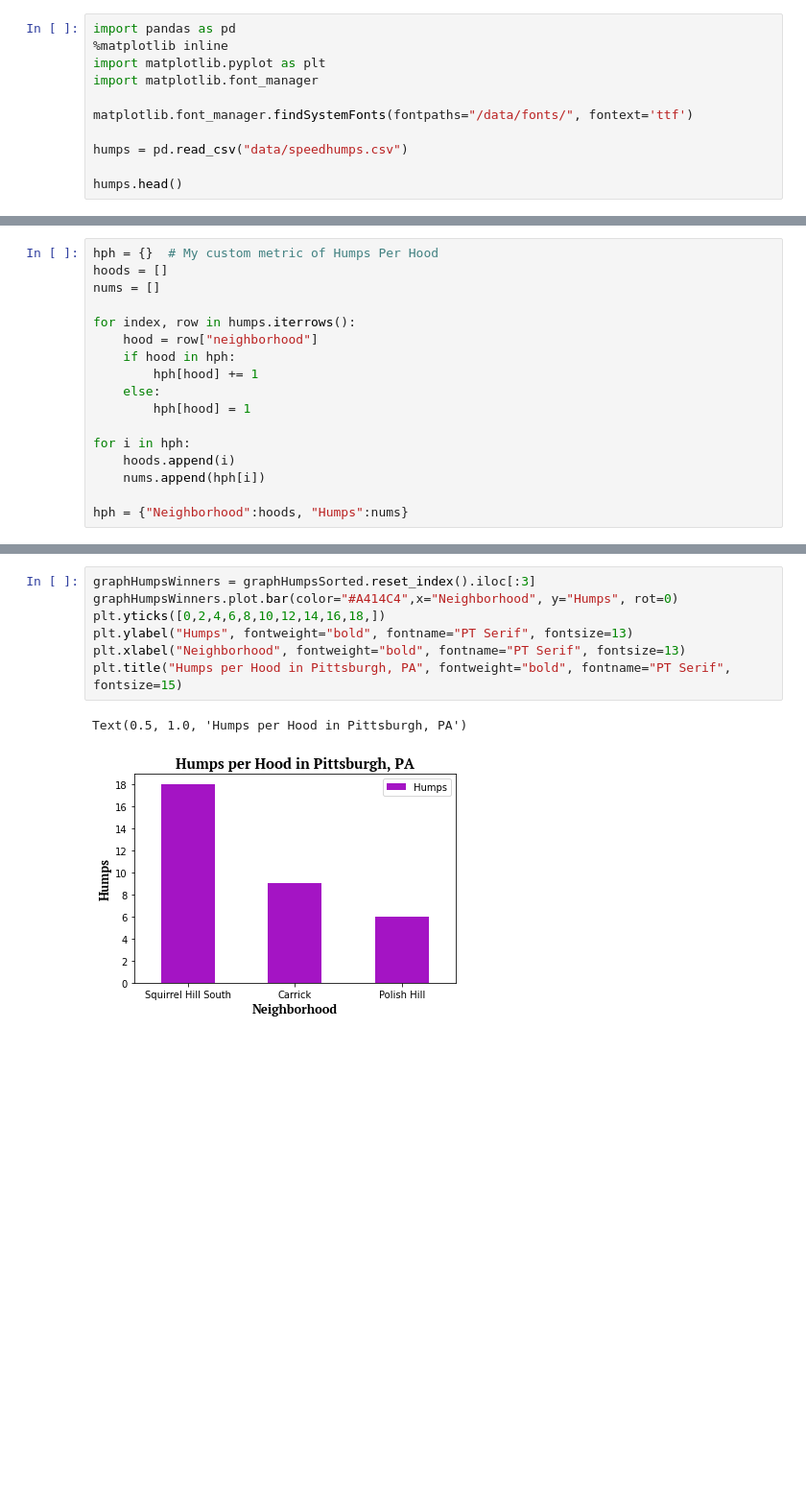
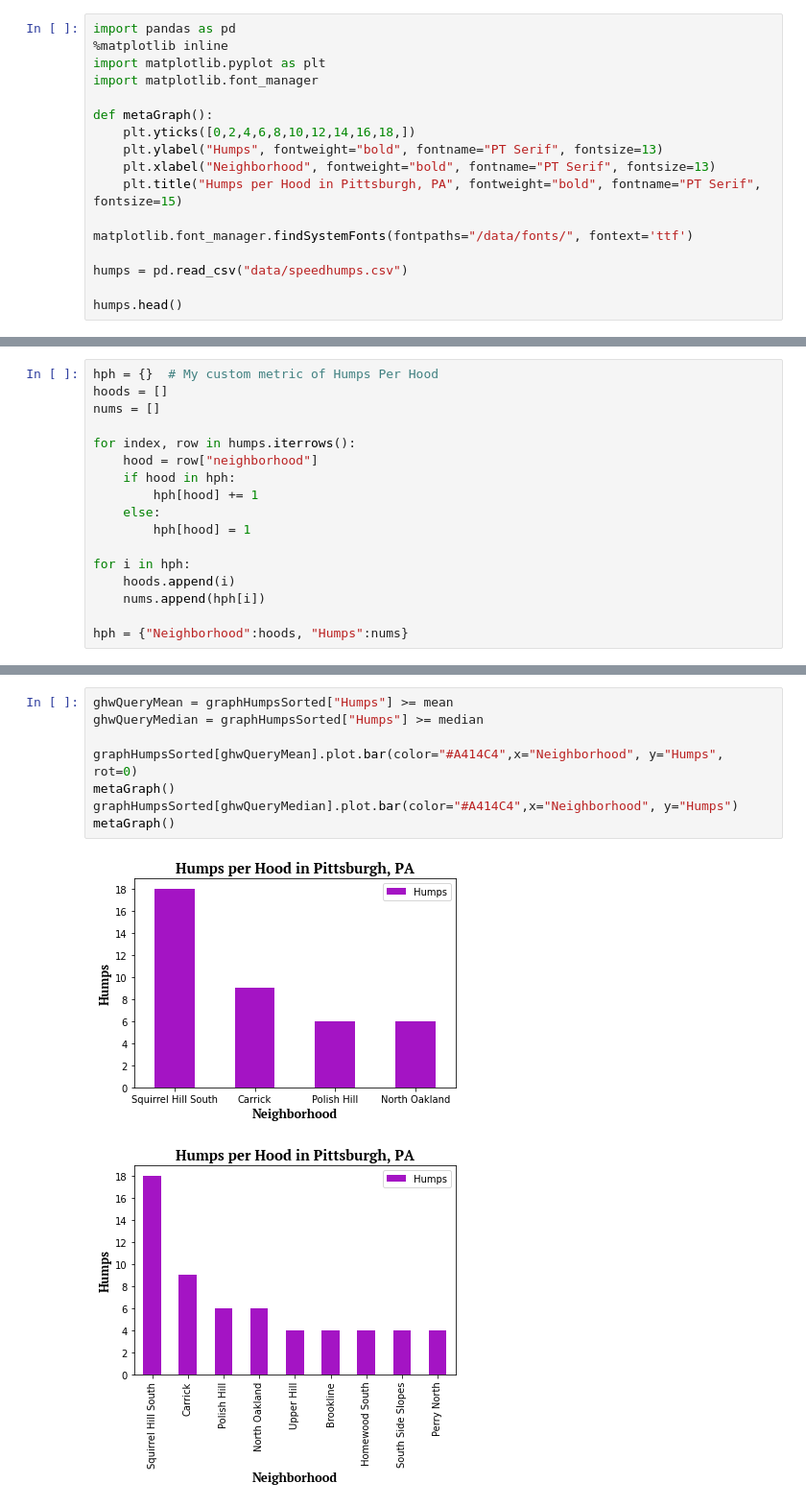
Before and after one commit to MasonGobat/bigIdeasFinalProject, a Jupyter notebook: hoodHumps.ipynb, the cells around one changed output, grey strips where cells are left out. Shown at 96% size. Drawn from its saved outputs; the diff is of its cells as text; blank space fills up the shorter version.

Commit message:
created and put into use function for graph beautifying

```diff
--- a/hoodHumps.ipynb
+++ b/hoodHumps.ipynb
@@ -4,6 +4,12 @@ import pandas as pd
 import matplotlib.pyplot as plt
 import matplotlib.font_manager
 
+def metaGraph():
+    plt.yticks([0,2,4,6,8,10,12,14,16,18,])
+    plt.ylabel("Humps", fontweight="bold", fontname="PT Serif", fontsize=13)
+    plt.xlabel("Neighborhood", fontweight="bold", fontname="PT Serif", fontsize=13)
+    plt.title("Humps per Hood in Pittsburgh, PA", fontweight="bold", fontname="PT Serif", fontsize=15)
+
 matplotlib.font_manager.findSystemFonts(fontpaths="/data/fonts/", fontext='ttf')
 
 humps = pd.read_csv("data/speedhumps.csv")
@@ -77,11 +69,12 @@ Text(0.5, 1.0, 'Humps per Hood in Pittsburgh, PA')
 [figure]
-# %%
-graphHumpsWinners = graphHumpsSorted.reset_index().iloc[:3]
-graphHumpsWinners.plot.bar(color="#A414C4",x="Neighborhood", y="Humps", rot=0)
-plt.yticks([0,2,4,6,8,10,12,14,16,18,])
-plt.ylabel("Humps", fontweight="bold", fontname="PT Serif", fontsize=13)
-plt.xlabel("Neighborhood", fontweight="bold", fontname="PT Serif", fontsize=13)
-plt.title("Humps per Hood in Pittsburgh, PA", fontweight="bold", fontname="PT Serif", fontsize=15)
-# %% [output]
-Text(0.5, 1.0, 'Humps per Hood in Pittsburgh, PA')
-[figure, removed]
+# %%
+ghwQueryMean = graphHumpsSorted["Humps"] >= mean
+ghwQueryMedian = graphHumpsSorted["Humps"] >= median
+
+graphHumpsSorted[ghwQueryMean].plot.bar(color="#A414C4",x="Neighborhood", y="Humps", rot=0)
+metaGraph()
+graphHumpsSorted[ghwQueryMedian].plot.bar(color="#A414C4",x="Neighborhood", y="Humps")
+metaGraph()
+# %% [output]
+[figure, added]
+[figure, added]
```
Also changed, not shown: parts of 5 cells of this notebook.
